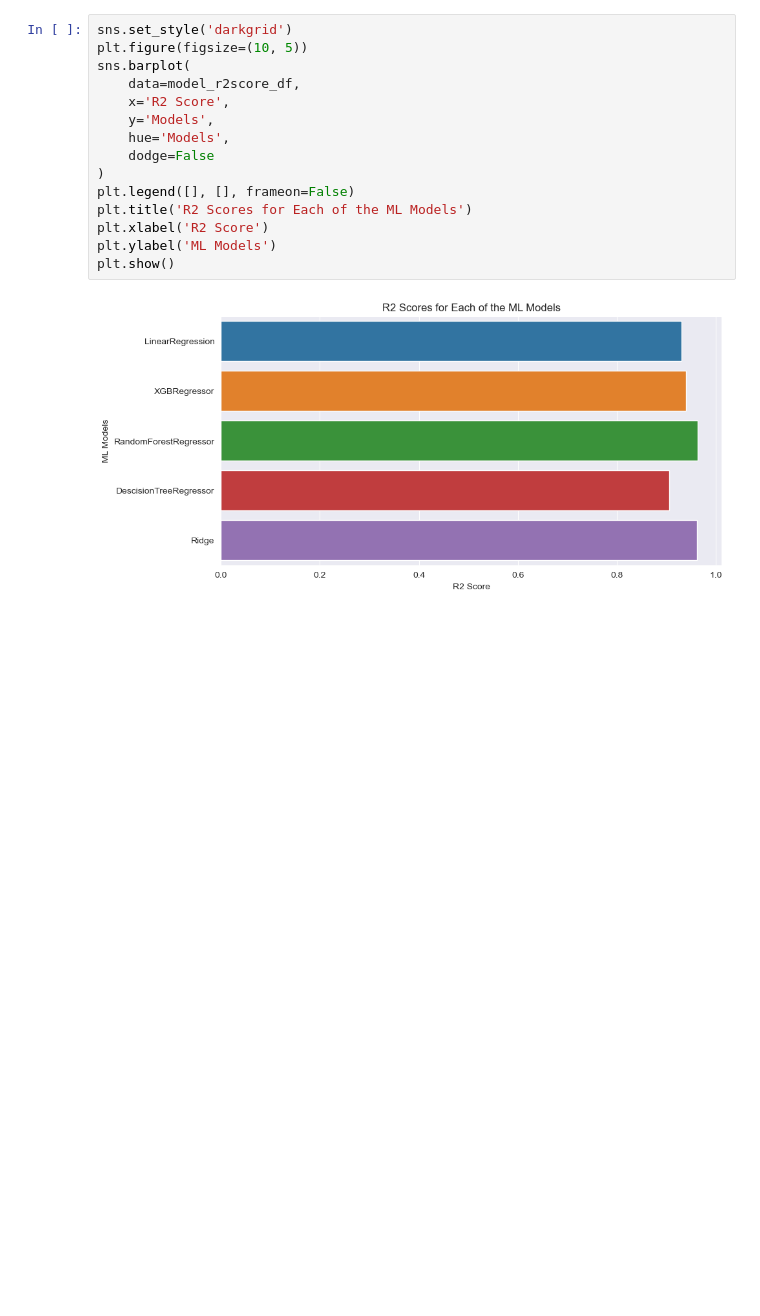
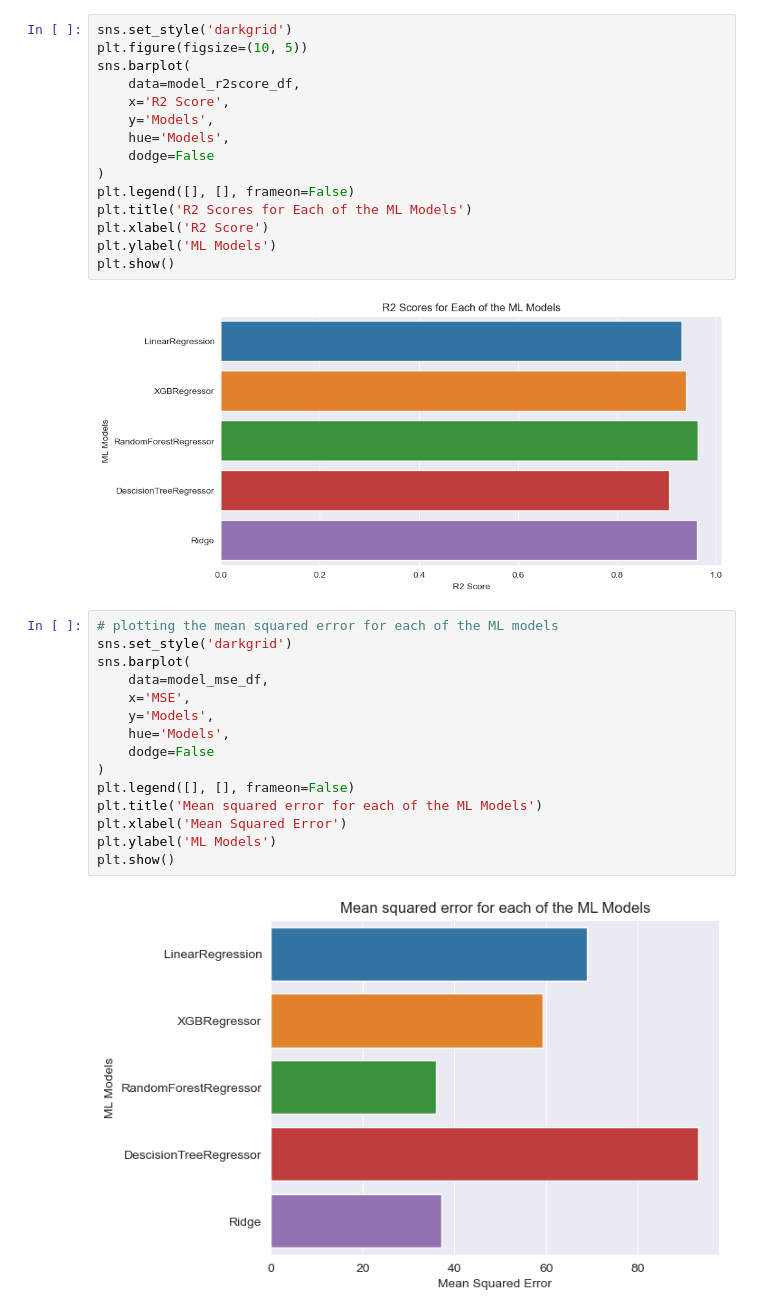
Before and after one commit to codeefy/Machine-Learning-Project, a Jupyter notebook: US Home Price Prediction/homenotebook.ipynb, the cells around one changed output. Drawn from its saved outputs; the diff is of its cells as text; blank space fills up the shorter version.

```diff
--- a/US Home Price Prediction/homenotebook.ipynb
+++ b/US Home Price Prediction/homenotebook.ipynb
@@ -473,3 +473,20 @@ plt.ylabel('ML Models')
 plt.show()
 # %% [output]
 [figure]
+# %%
+# plotting the mean squared error for each of the ML models
+sns.set_style('darkgrid')
+sns.barplot(
+    data=model_mse_df,
+    x='MSE',
+    y='Models',
+    hue='Models',
+    dodge=False
+)
+plt.legend([], [], frameon=False)
+plt.title('Mean squared error for each of the ML Models')
+plt.xlabel('Mean Squared Error')
+plt.ylabel('ML Models')
+plt.show()
+# %% [output]
+[figure, added]
```
Also changed, not shown: parts of 3 cells of this notebook.
